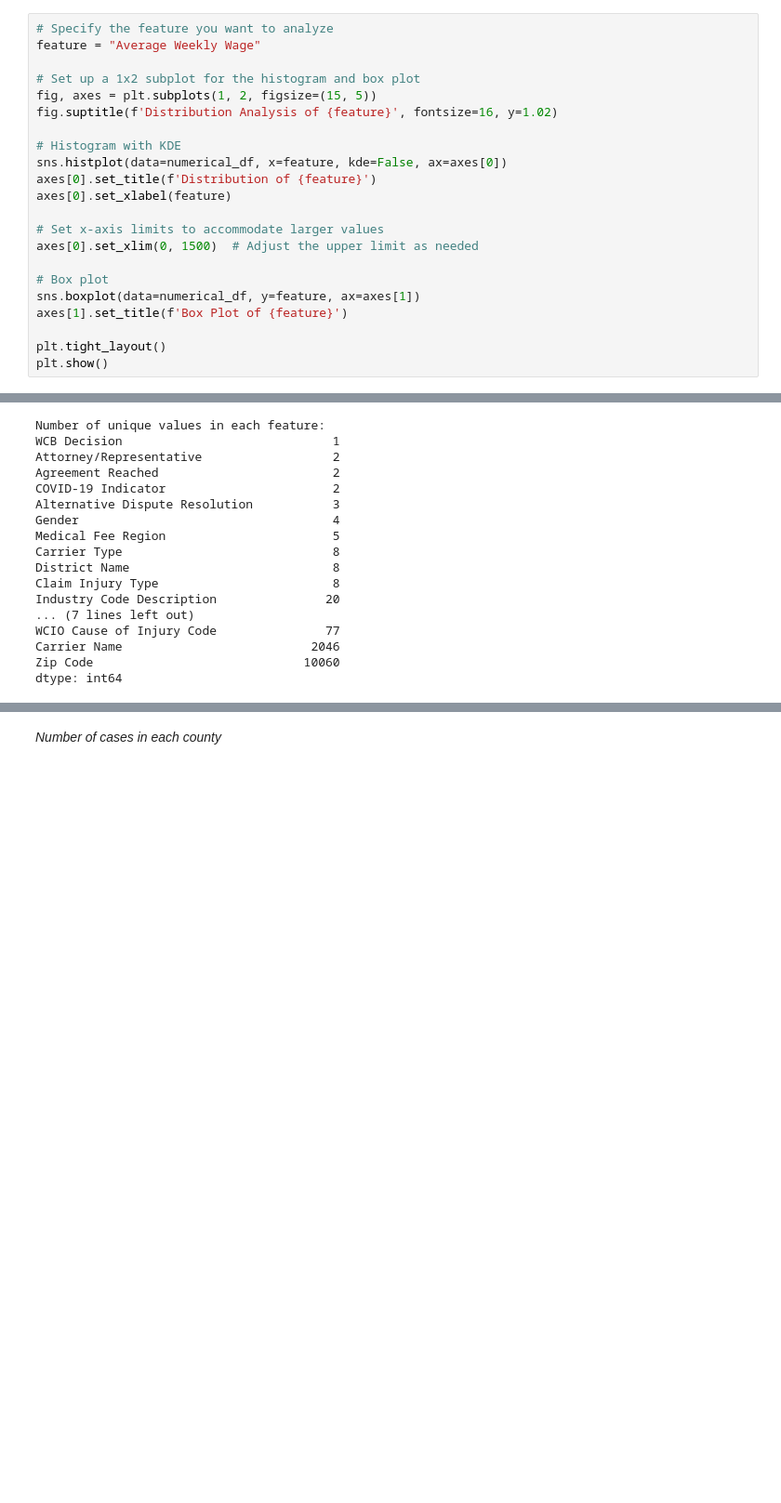
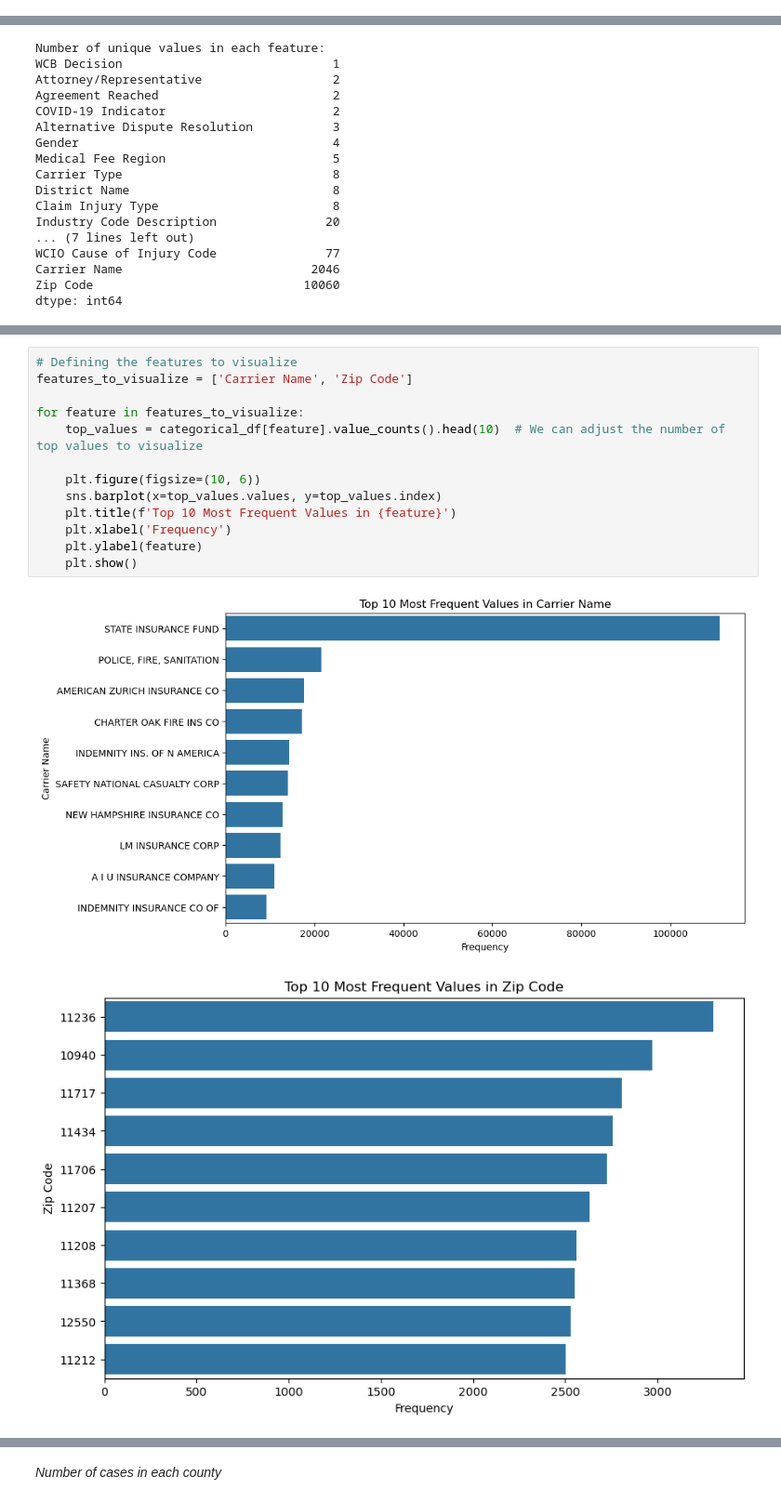
Before and after one commit to Gomsofi06/Machine_Learning_NOVAIMS, a Jupyter notebook: 01_EDA_Revised.ipynb, the cells around one changed output, grey strips where cells are left out. Shown at 93% size. Cells and saved outputs as stored; diff of their text form; blank space fills up the shorter version.

Commit message:
cleaned some visualization

```diff
--- a/01_EDA_Revised.ipynb
+++ b/01_EDA_Revised.ipynb
@@ -437,25 +437,3 @@ plt.tight_layout()
 plt.show()
 # %% [output]
 [figure]
-# %%
-# Specify the feature you want to analyze
-feature = "Average Weekly Wage"
-
-# Set up a 1x2 subplot for the histogram and box plot
-fig, axes = plt.subplots(1, 2, figsize=(15, 5))
-fig.suptitle(f'Distribution Analysis of {feature}', fontsize=16, y=1.02)
-
-# Histogram with KDE
-sns.histplot(data=numerical_df, x=feature, kde=False, ax=axes[0])
-axes[0].set_title(f'Distribution of {feature}')
-axes[0].set_xlabel(feature)
-
-# Set x-axis limits to accommodate larger values
-axes[0].set_xlim(0, 1500)  # Adjust the upper limit as needed
-
-# Box plot
-sns.boxplot(data=numerical_df, y=feature, ax=axes[1])
-axes[1].set_title(f'Box Plot of {feature}')
-
-plt.tight_layout()
-plt.show()
@@ -717,0 +658,16 @@ dtype: int64
+# %%
+# Defining the features to visualize
+features_to_visualize = ['Carrier Name', 'Zip Code']
+
+for feature in features_to_visualize:
+    top_values = categorical_df[feature].value_counts().head(10)  # We can adjust the number of top values to visualize
+
+    plt.figure(figsize=(10, 6))
+    sns.barplot(x=top_values.values, y=top_values.index)
+    plt.title(f'Top 10 Most Frequent Values in {feature}')
+    plt.xlabel('Frequency')
+    plt.ylabel(feature)
+    plt.show()
+# %% [output]
+[figure, added]
+[figure, added]
```
Also changed, not shown: parts of 9 cells of this notebook, 1 other file.
